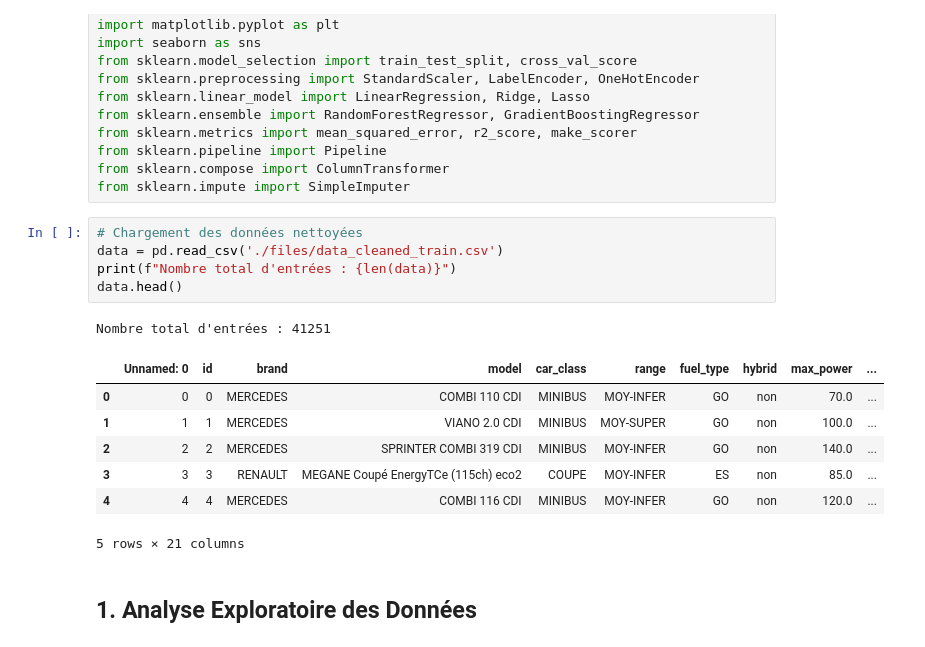
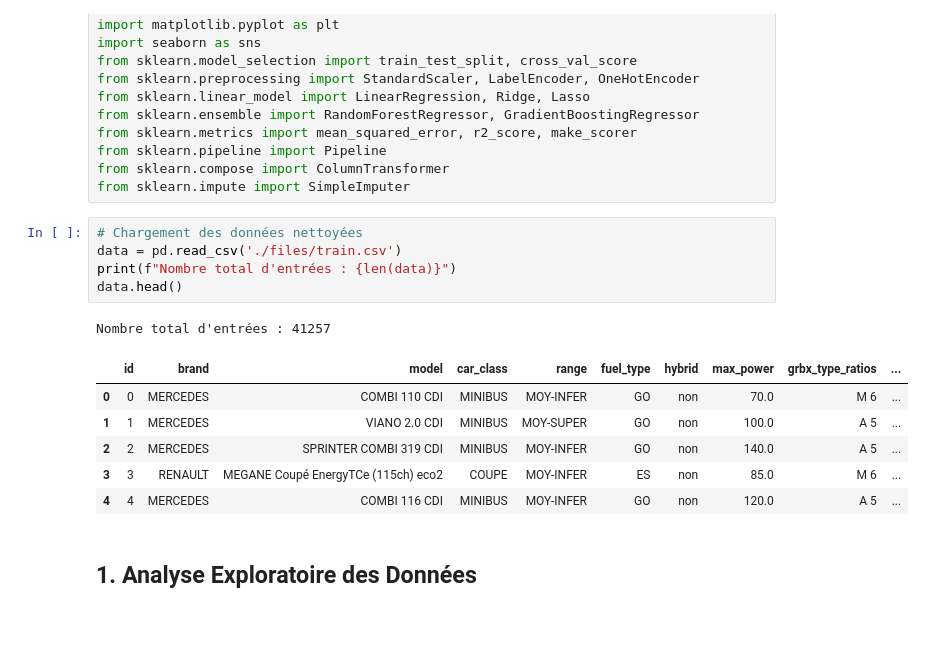
Before and after one commit to cramara/Machine_Learning, a Jupyter notebook: Cars_regression/cars.ipynb, the cells around one changed output. Cells and saved outputs as stored; diff of their text form.

```diff
--- a/Cars_regression/cars.ipynb
+++ b/Cars_regression/cars.ipynb
@@ -18,18 +18,17 @@ from sklearn.compose import ColumnTransformer
 from sklearn.impute import SimpleImputer
 # %%
 # Chargement des données nettoyées
-data = pd.read_csv('./files/data_cleaned_train.csv')
+data = pd.read_csv('./files/train.csv')
 print(f"Nombre total d'entrées : {len(data)}")
 data.head()
 # %% [output]
-Nombre total d'entrées : 41251
+Nombre total d'entrées : 41257
-|  | Unnamed: 0 | id | brand | model | car_class | range | fuel_type | hybrid | max_power | ... |
-| 0 | 0 | 0 | MERCEDES | COMBI 110 CDI | MINIBUS | MOY-INFER | GO | non | 70.0 | ... |
-| 1 | 1 | 1 | MERCEDES | VIANO 2.0 CDI | MINIBUS | MOY-SUPER | GO | non | 100.0 | ... |
-| 2 | 2 | 2 | MERCEDES | SPRINTER COMBI 319 CDI | MINIBUS | MOY-INFER | GO | non | 140.0 | ... |
-| 3 | 3 | 3 | RENAULT | MEGANE Coupé EnergyTCe (115ch) eco2 | COUPE | MOY-INFER | ES | non | 85.0 | ... |
-| 4 | 4 | 4 | MERCEDES | COMBI 116 CDI | MINIBUS | MOY-INFER | GO | non | 120.0 | ... |
+|  | id | brand | model | car_class | range | fuel_type | hybrid | max_power | grbx_type_ratios | ... |
+| 0 | 0 | MERCEDES | COMBI 110 CDI | MINIBUS | MOY-INFER | GO | non | 70.0 | M 6 | ... |
+| 1 | 1 | MERCEDES | VIANO 2.0 CDI | MINIBUS | MOY-SUPER | GO | non | 100.0 | A 5 | ... |
+| 2 | 2 | MERCEDES | SPRINTER COMBI 319 CDI | MINIBUS | MOY-INFER | GO | non | 140.0 | A 5 | ... |
+| 3 | 3 | RENAULT | MEGANE Coupé EnergyTCe (115ch) eco2 | COUPE | MOY-INFER | ES | non | 85.0 | M 6 | ... |
+| 4 | 4 | MERCEDES | COMBI 116 CDI | MINIBUS | MOY-INFER | GO | non | 120.0 | A 5 | ... |
-5 rows × 21 columns
 # %% [markdown]
 ## 1. Analyse Exploratoire des Données
 # %%
```
Also changed, not shown: parts of 8 cells of this notebook, 8 other files.
